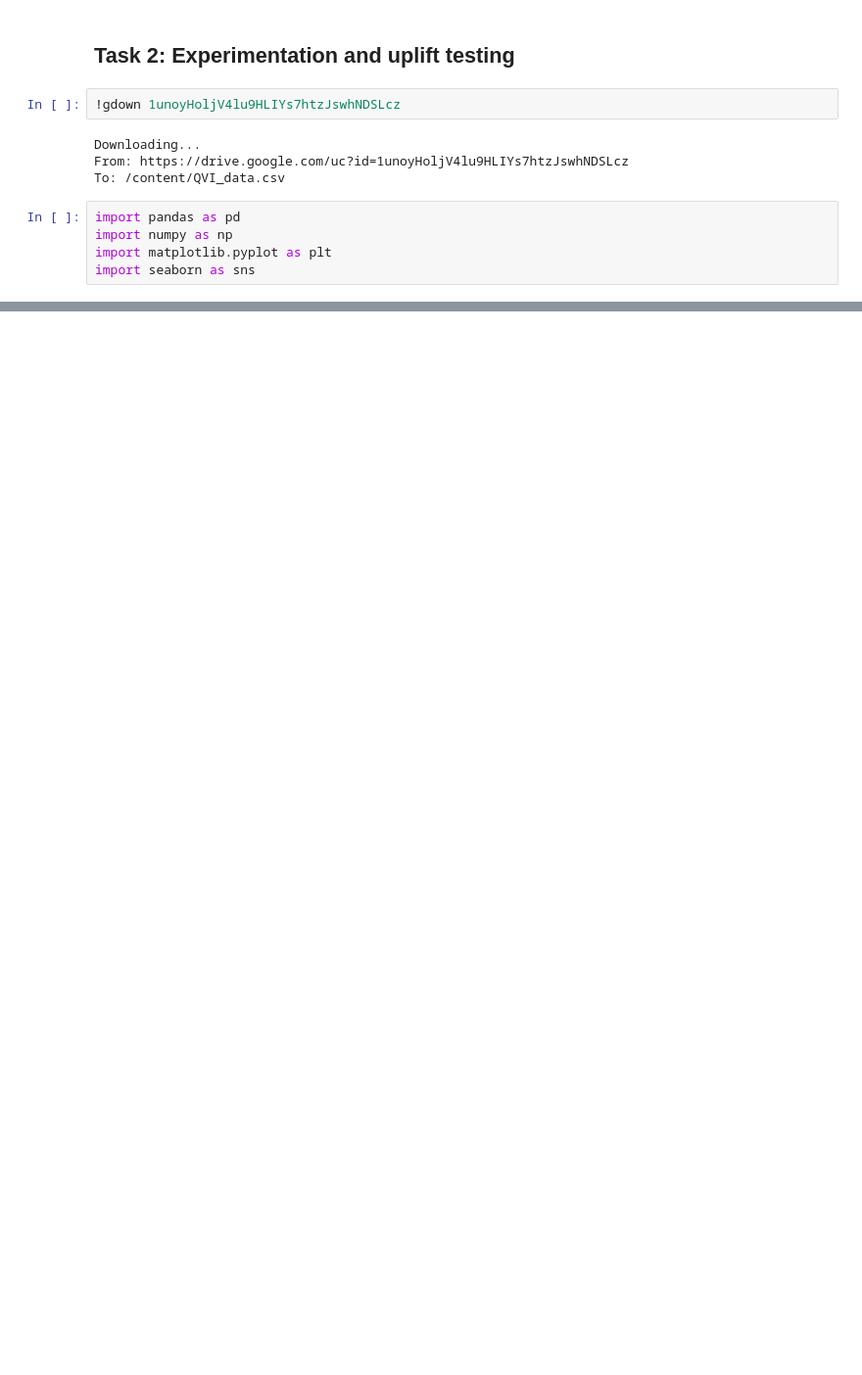
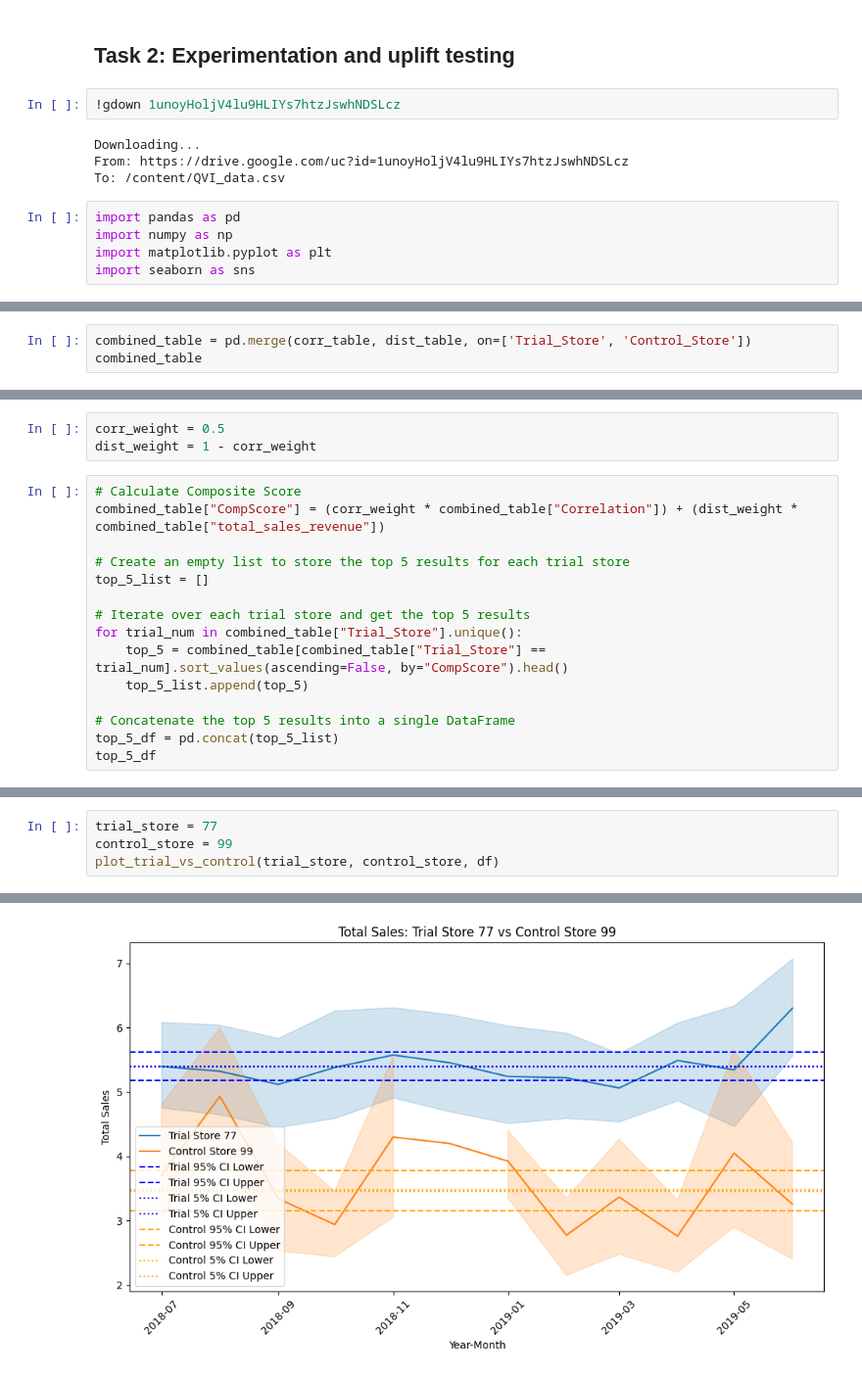
Before and after one commit to tiaratatyanadewi/Quantium-Virtual-Internship, a Jupyter notebook: Task_2_Quantium.ipynb, the cells around one changed output, grey strips where cells are left out. Shown at 98% size. Drawn from its saved outputs; the diff is of its cells as text; blank space fills up the shorter version.

```diff
--- a/Task_2_Quantium.ipynb
+++ b/Task_2_Quantium.ipynb
@@ -372,0 +204,3 @@ plot_total_customers(monthly_sales, [77, 86, 88], 'Monthly Total Number of Custo
+# %%
+combined_table = pd.merge(corr_table, dist_table, on=['Trial_Store', 'Control_Store'])
+combined_table
@@ -372,0 +221,18 @@ plot_total_customers(monthly_sales, [77, 86, 88], 'Monthly Total Number of Custo
+# %%
+corr_weight = 0.5
+dist_weight = 1 - corr_weight
+# %%
+# Calculate Composite Score
+combined_table["CompScore"] = (corr_weight * combined_table["Correlation"]) + (dist_weight * combined_table["total_sales_revenue"])
+
+# Create an empty list to store the top 5 results for each trial store
+top_5_list = []
+
+# Iterate over each trial store and get the top 5 results
+for trial_num in combined_table["Trial_Store"].unique():
+    top_5 = combined_table[combined_table["Trial_Store"] == trial_num].sort_values(ascending=False, by="CompScore").head()
+    top_5_list.append(top_5)
+
+# Concatenate the top 5 results into a single DataFrame
+top_5_df = pd.concat(top_5_list)
+top_5_df
@@ -372,0 +418,5 @@ plot_total_customers(monthly_sales, [77, 86, 88], 'Monthly Total Number of Custo
+# %%
+trial_store = 77
+control_store = 99
+plot_trial_vs_control(trial_store, control_store, df)
+# %% [output]
@@ -372,0 +433 @@ plot_total_customers(monthly_sales, [77, 86, 88], 'Monthly Total Number of Custo
+[figure, added]
```
Also changed, not shown: parts of 31 cells of this notebook.
